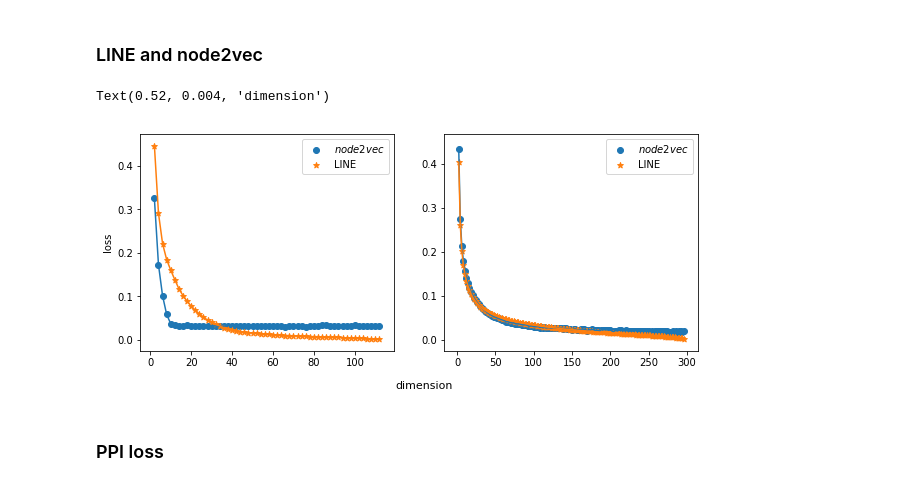
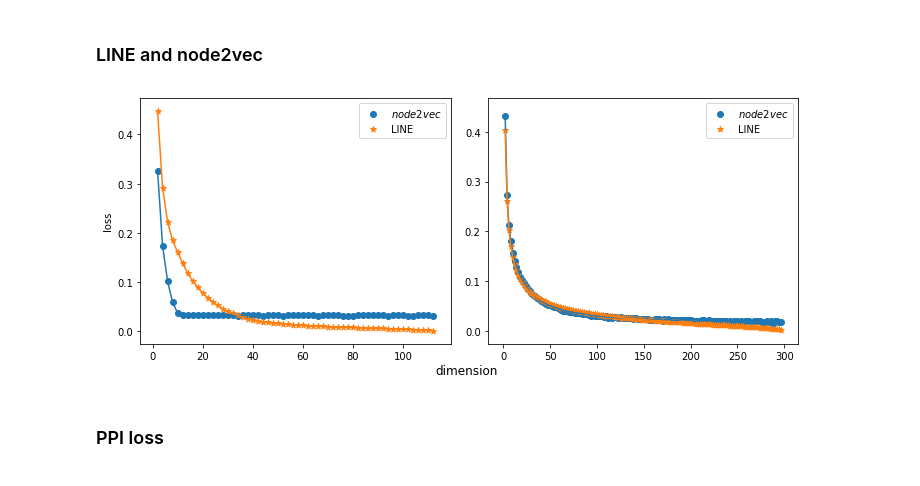
Before and after one commit to Villafly/dimensional_plot, a Jupyter notebook: paper_plot.ipynb, the cells around one changed output. Cells and saved outputs as stored; diff of their text form; code cells hidden in the pictures.

```diff
--- a/paper_plot.ipynb
+++ b/paper_plot.ipynb
@@ -269,36 +282,36 @@ f1.close()
 f1 = open('./meta_data/{}/{}_node2vec_compare'.format(sub_dir,graph),'rb')
 node2vec_norms = pickle.load(f1)
 f1.close()
 
 fig, (ax1,ax2) = plt.subplots(1,2,figsize=(10,4))
 ax1.scatter(dims,node2vec_norms,label='$node2vec$',marker='o')
 ax1.plot(dims,node2vec_norms)
 ax1.scatter(dims,line_norms,label='LINE',marker='*')
 ax1.plot(dims,line_norms)
 ax1.legend()
 ax1.set_ylabel('loss',fontsize = 10)
-# ax1.set_xlabel('embedding dimensions',fontsize = 10)
-# plt.title('embedding comparation of {} network'.format(graph),fontsize = 15)
+# ax1.annotate('A', xy=get_axis_limits(ax1))
 graph = 'Cora'
 sub_dir = 'line'
 f1 = open('./meta_data/{}/{}_dim_compare'.format(sub_dir,graph),'rb')
 dims = pickle.load(f1)
 f1.close()
 f1 = open('./meta_data/{}/{}_line_compare'.format(sub_dir,graph),'rb')
 line_norms = pickle.load(f1)
 f1.close()
 f1 = open('./meta_data/{}/{}_node2vec_compare'.format(sub_dir,graph),'rb')
 node2vec_norms = pickle.load(f1)
 f1.close()
 
 ax2.scatter(dims,node2vec_norms,label='$node2vec$',marker='o')
 ax2.plot(dims,node2vec_norms)
 ax2.scatter(dims,line_norms,label='LINE',marker='*')
 ax2.plot(dims,line_norms)
 ax2.legend()
 fig.text(0.52, 0.004, 'dimension', va='center', ha='center',fontsize=fontSize)
+plt.tight_layout()
+plt.savefig('./meta_data/{}/compare.eps'.format(sub_dir),format='eps',dpi=5000)
 # %% [output]
-Text(0.52, 0.004, 'dimension')
-[figure, old version]
+[figure, new version]
 # %% [markdown]
 ### PPI loss
```
Also changed, not shown: parts of 5 cells of this notebook.
